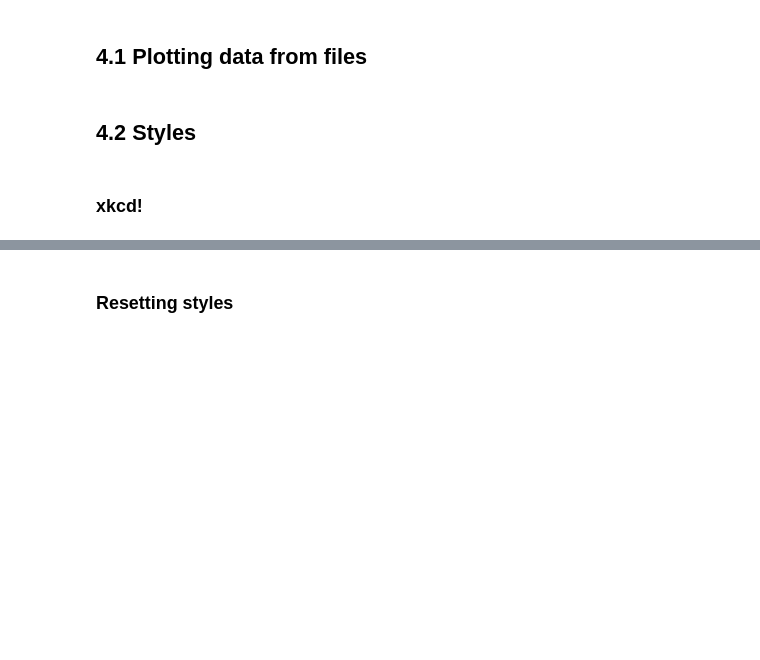
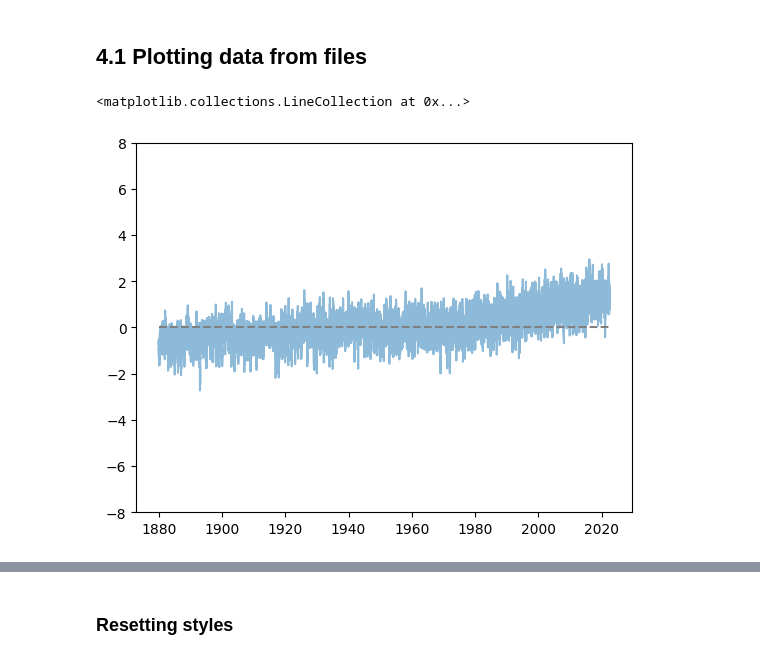
Before and after one commit to SPS-SP2273/learning-portfolio-shrin0811, a Jupyter notebook: plotting/plotting_(need).ipynb, the cells around one changed output, grey strips where cells are left out. Cells and saved outputs as stored; diff of their text form; code cells hidden in the pictures; blank space fills up the shorter version.

Commit message:
plotting need edit

```diff
--- a/plotting/plotting_(need).ipynb
+++ b/plotting/plotting_(need).ipynb
@@ -180,7 +180,3 @@ Here is proof of the newly created plot being saved in the current working direc
 # 4 A real example: Global Warming
 # %% [markdown]
 ## 4.1 Plotting data from files
-# %% [markdown]
-## 4.2 Styles
-# %% [markdown]
-### xkcd!
@@ -189,0 +183,12 @@ Here is proof of the newly created plot being saved in the current working direc
+# %%
+import numpy as np
+from matplotlib import pyplot as plt
+data=np.loadtxt('Complete_TAVG_daily.txt', skiprows=24)
+date=data[:,0] #splicing column 1 to obtain the years
+anomaly=data[:,-1] #splicing the last columb to obtain the anomalous temperatures in each year
+plt.plot(date, anomaly, alpha=0.5) #using a small alpha value to soften the colour of the plot
+plt.ylim([-8,8]) #creating a symmetrical y-axis
+plt.hlines(0, date[0], date[-1], linestyle='--', colors='grey') #the first arg is the y-value, while the next two args are the start and end x-values
+# %% [output]
+<matplotlib.collections.LineCollection at 0x...>
+[figure, added]
```
Also changed, not shown: parts of 7 cells of this notebook, 1 other file.
